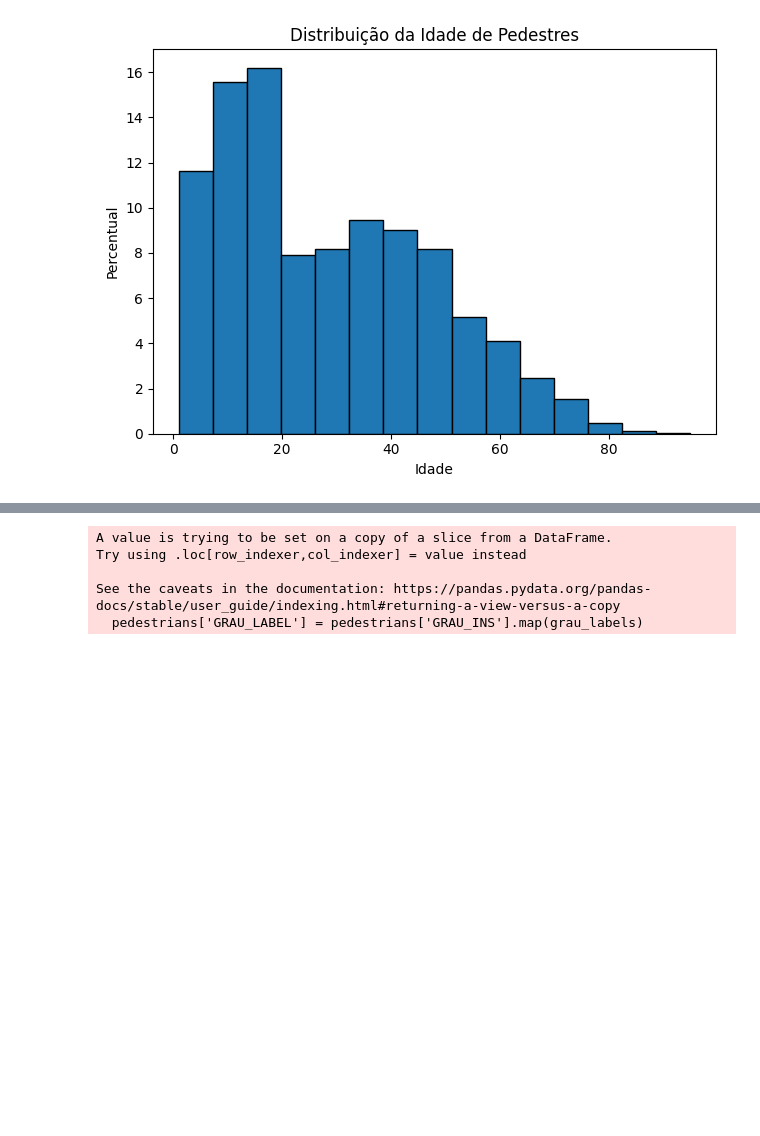
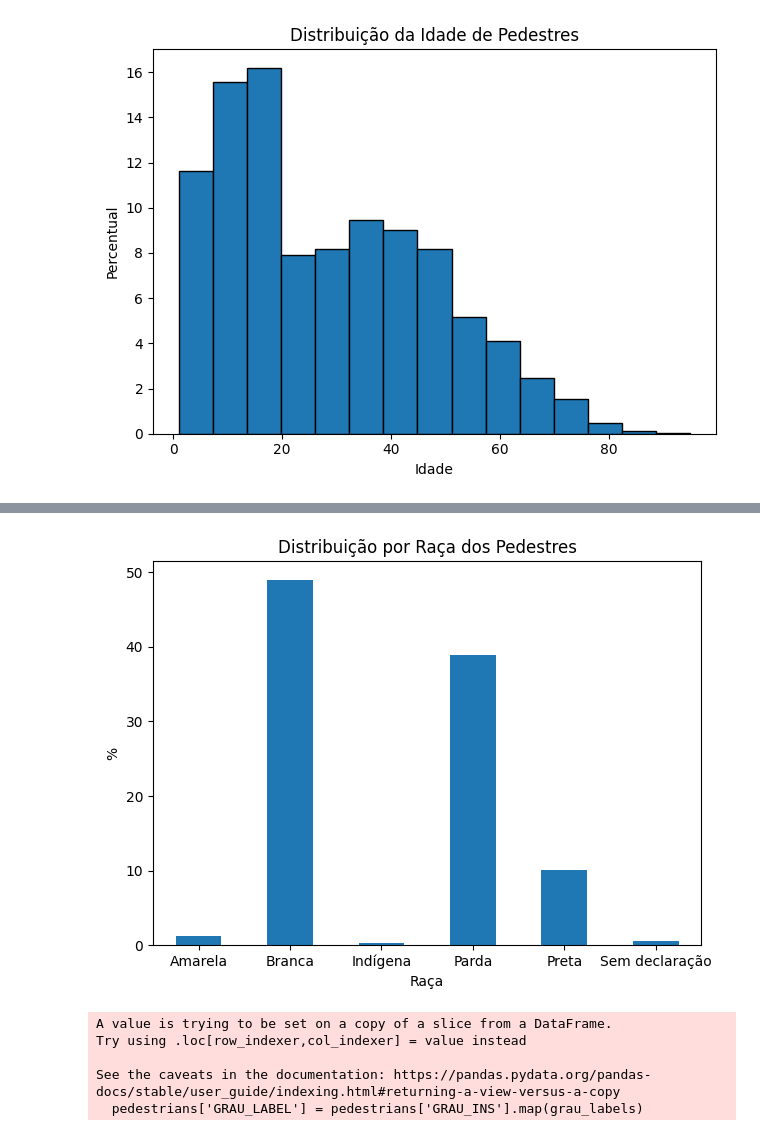
Before and after one commit to gustavo-rmontes/TCC, a Jupyter notebook: analysis_scripts/od_23-analysis.ipynb, the cells around one changed output, grey strips where cells are left out. Drawn from its saved outputs; the diff is of its cells as text; code cells hidden in the pictures; blank space fills up the shorter version.

```diff
--- a/analysis_scripts/od_23-analysis.ipynb
+++ b/analysis_scripts/od_23-analysis.ipynb
@@ -223,7 +242,7 @@ See the caveats in the documentation: https://pandas.pydata.org/pandas-docs/stab
 # %% [markdown]
 Peso (FE_PESS) total de pedestres
 # %%
-pedestrians_weight = pedestrians['FE_PESS'].sum()
+pedestrians_weight = pedestrians['FE_VIA'].sum()
 # %% [markdown]
 ### Análise Descritiva Básica
 **Perfil demográfico**
@@ -281,3 +301,6 @@ plt.tight_layout()
 plt.show()
 # %% [output]
 [figure]
+# %%
+raca_dist = pedestrians.groupby('RACA_LABEL')['FE_VIA'].sum() / pedestrians_weight * 100
+print("Distribuição por raça (%):\n", raca_dist.round(2))
@@ -284,3 +317,11 @@ plt.show()
+# %%
+raca_dist_normalized = raca_dist / raca_dist.sum() * 100
+raca_dist_normalized.plot(kind='bar', title='Distribuição por Raça dos Pedestres', ylabel='%', xlabel="Raça")
+plt.xticks(rotation=0)
+plt.tight_layout()
+plt.show()
+# %% [output]
+[figure, added]
 # %%
 grau_labels = {
     1: 'Fundamental I Incompleto',
```
Also changed, not shown: parts of 19 cells of this notebook.
